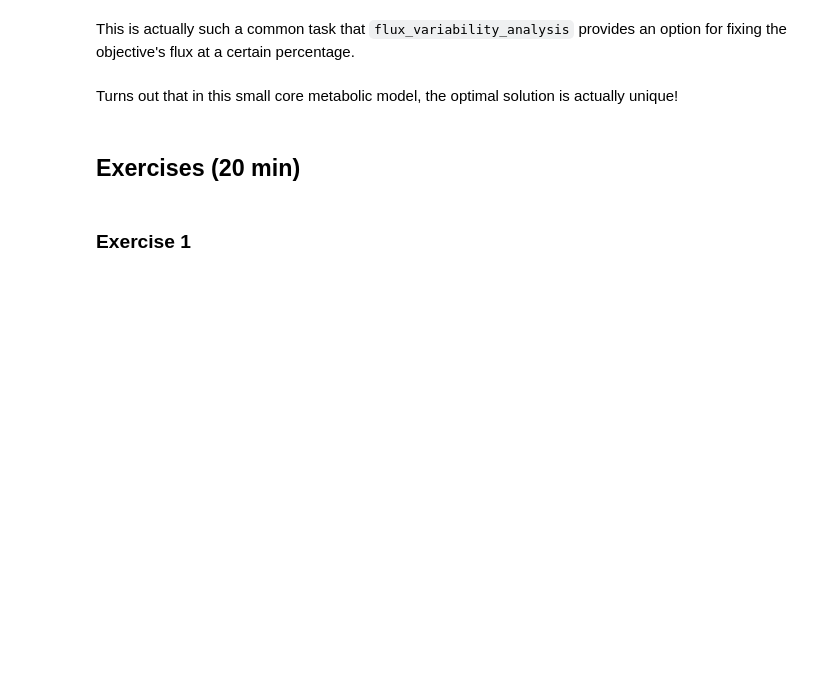
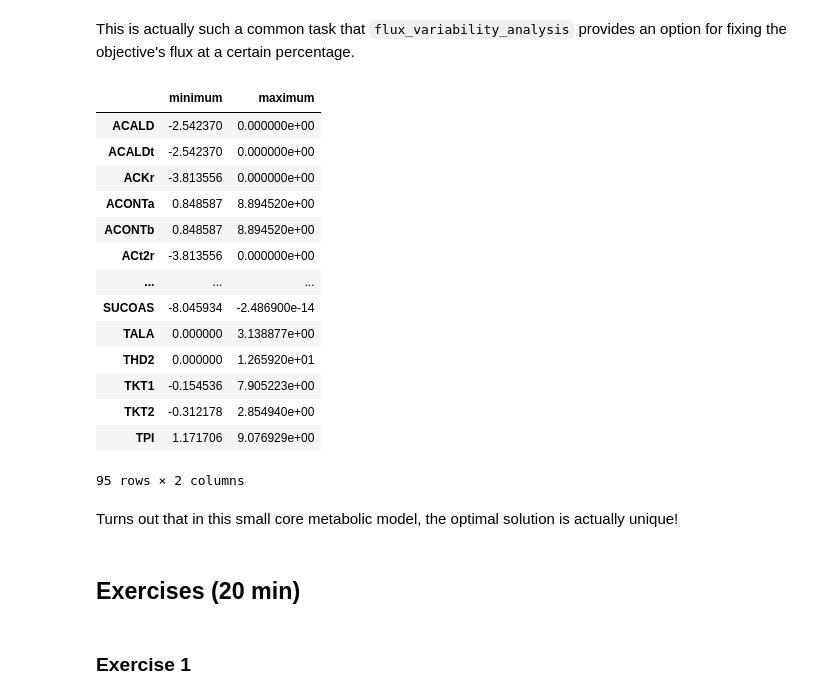
Before and after one commit to AgileBioFoundry/2021-07-16-cell-factory-design, a Jupyter notebook: 05-Analyzing-metabolic-models.ipynb, the cells around one changed output. Saved outputs shown, nothing was run; the diff lists cells and outputs as text; code cells hidden in the pictures; blank space fills up the shorter version.

```diff
--- a/05-Analyzing-metabolic-models.ipynb
+++ b/05-Analyzing-metabolic-models.ipynb
@@ -113,8 +177,24 @@ result_max_obj
 # %% [markdown]
 This is actually such a common task that `flux_variability_analysis` provides an option for fixing the objective's flux at a certain percentage.
 # %%
-result_max_obj = flux_variability_analysis(model, fraction_of_optimum=1., loopless=True)
+result_max_obj = flux_variability_analysis(model, fraction_of_optimum=.9, loopless=True)
 result_max_obj
+# %% [output]
+|  | minimum | maximum |
+| ACALD | -2.542370 | 0.000000e+00 |
+| ACALDt | -2.542370 | 0.000000e+00 |
+| ACKr | -3.813556 | 0.000000e+00 |
+| ACONTa | 0.848587 | 8.894520e+00 |
+| ACONTb | 0.848587 | 8.894520e+00 |
+| ACt2r | -3.813556 | 0.000000e+00 |
+| ... | ... | ... |
+| SUCOAS | -8.045934 | -2.486900e-14 |
+| TALA | 0.000000 | 3.138877e+00 |
+| THD2 | 0.000000 | 1.265920e+01 |
+| TKT1 | -0.154536 | 7.905223e+00 |
+| TKT2 | -0.312178 | 2.854940e+00 |
+| TPI | 1.171706 | 9.076929e+00 |
+95 rows × 2 columns
 # %% [markdown]
 Turns out that in this small core metabolic model, the optimal solution is actually unique!
 # %%
```
Also changed, not shown: parts of 14 cells of this notebook, 7 other files.
